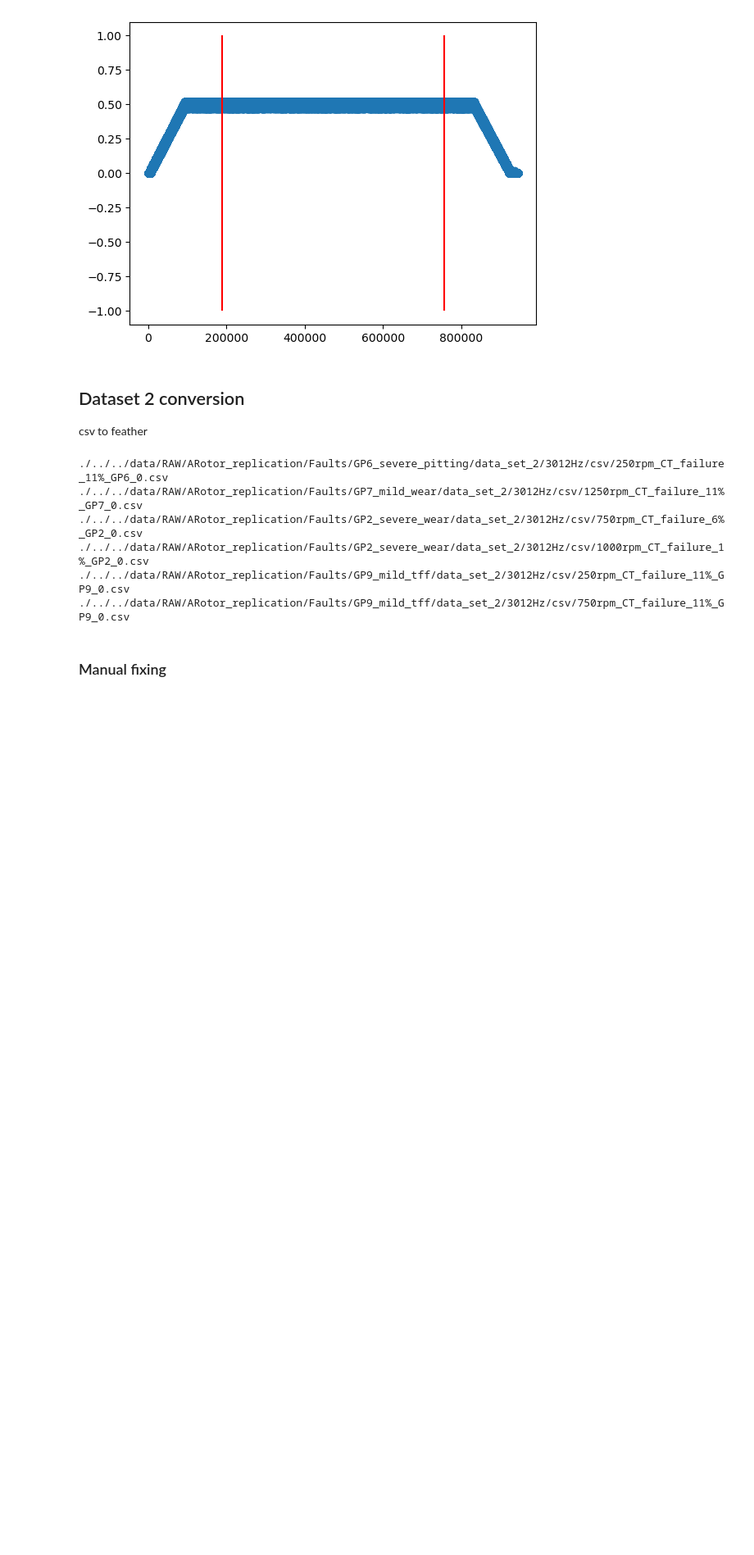
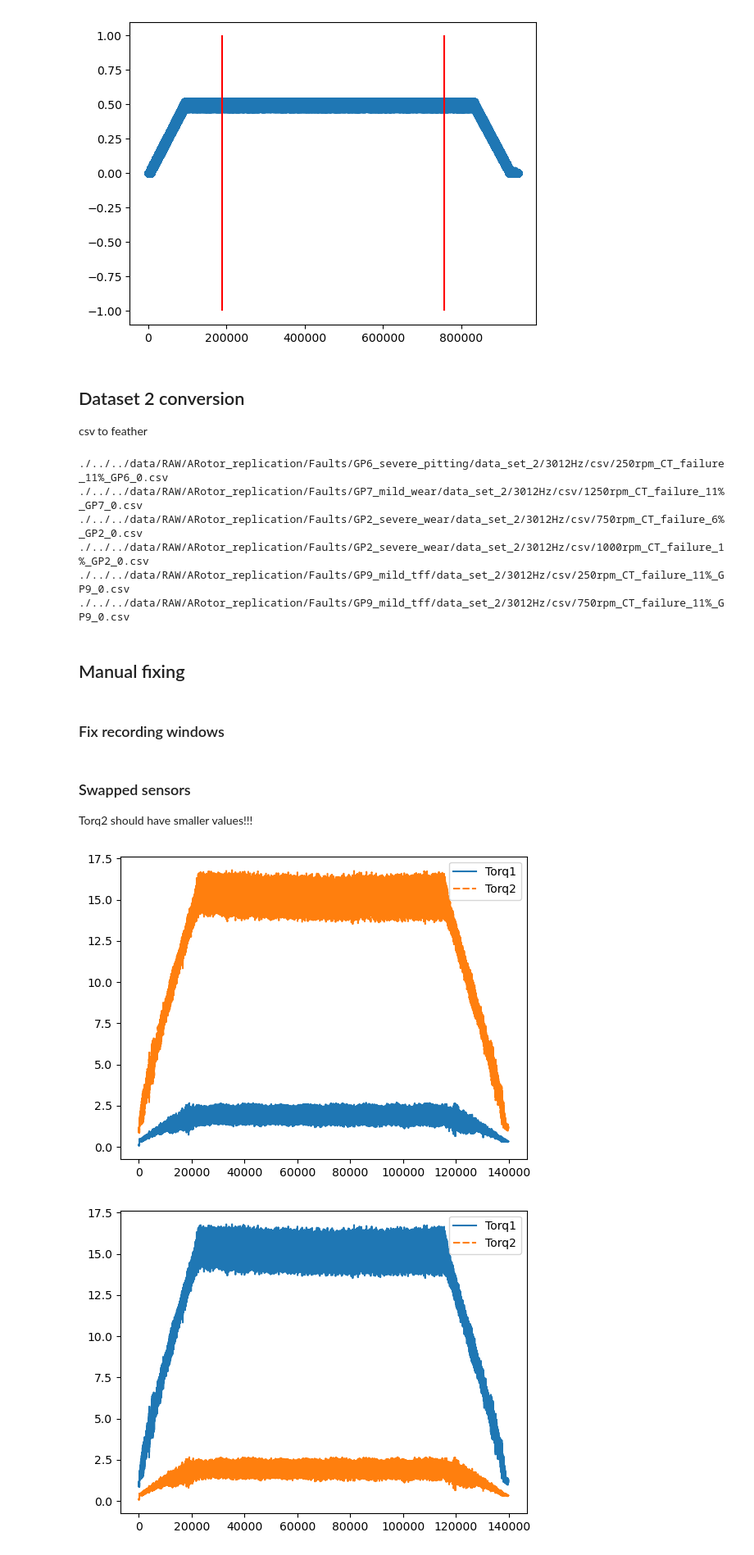
Before and after one commit to 4llu/rapid-deployment, a Jupyter notebook: src/data/data_processing_arotor_replication.ipynb, the cells around one changed output. Shown: that part at 82% size. Saved outputs shown, nothing was run; the diff lists cells and outputs as text; code cells hidden in the pictures; blank space fills up the shorter version.

Commit message:
ARotor replication data testing [Mostly OK]

```diff
--- a/src/data/data_processing_arotor_replication.ipynb
+++ b/src/data/data_processing_arotor_replication.ipynb
@@ -832,7 +949,9 @@ for dirpath, dirnames, filenames in os.walk(os.path.join(raw_data_folder, "ARoto
 ./../../data/RAW/ARotor_replication/Faults/GP9_mild_tff/data_set_2/3012Hz/csv/250rpm_CT_failure_11%_GP9_0.csv
 ./../../data/RAW/ARotor_replication/Faults/GP9_mild_tff/data_set_2/3012Hz/csv/750rpm_CT_failure_11%_GP9_0.csv
 # %% [markdown]
-### Manual fixing
+## Manual fixing
+# %% [markdown]
+### Fix recording windows
 # %%
 pth = os.path.join(
     raw_data_folder,
@@ -862,3 +981,28 @@ pth = os.path.join(
 df = pd.read_feather(pth)
 df = df[15000:].reset_index(drop=True)  # Cut from end
 df.to_feather(pth)
+# %% [markdown]
+### Swapped sensors
+
+Torq2 should have smaller values!!!
+# %%
+pth = os.path.join(
+    raw_data_folder,
+    "ARotor_replication",
+    "Faults",
+    "GP4_mild_micropitting",
+    "data_set_2",
+    "3012Hz",
+    "sensor",
+    "1500rpm_CT_failure_11%_GP4_0.feather",
+)
+
+df = pd.read_feather(pth)
+sns.lineplot(data=df[["Torq1", "Torq2"]].iloc[::8].reset_index(drop=True))
+plt.show()
+df[["Torq1", "Torq2"]] = df[["Torq2", "Torq1"]]
+sns.lineplot(data=df[["Torq1", "Torq2"]].iloc[::8].reset_index(drop=True))
+df.to_feather(pth)
+# %% [output]
+[figure, added]
+[figure, added]
```
Also changed, not shown: parts of 18 cells of this notebook, 5 other files.
